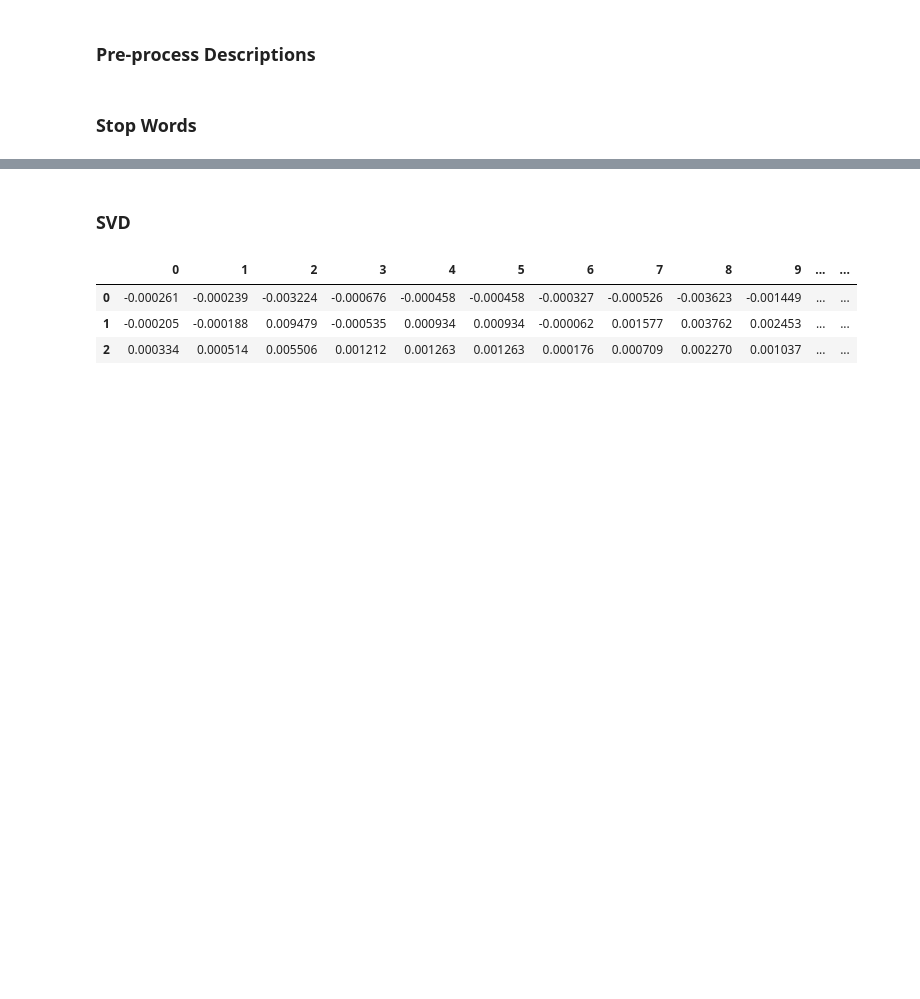
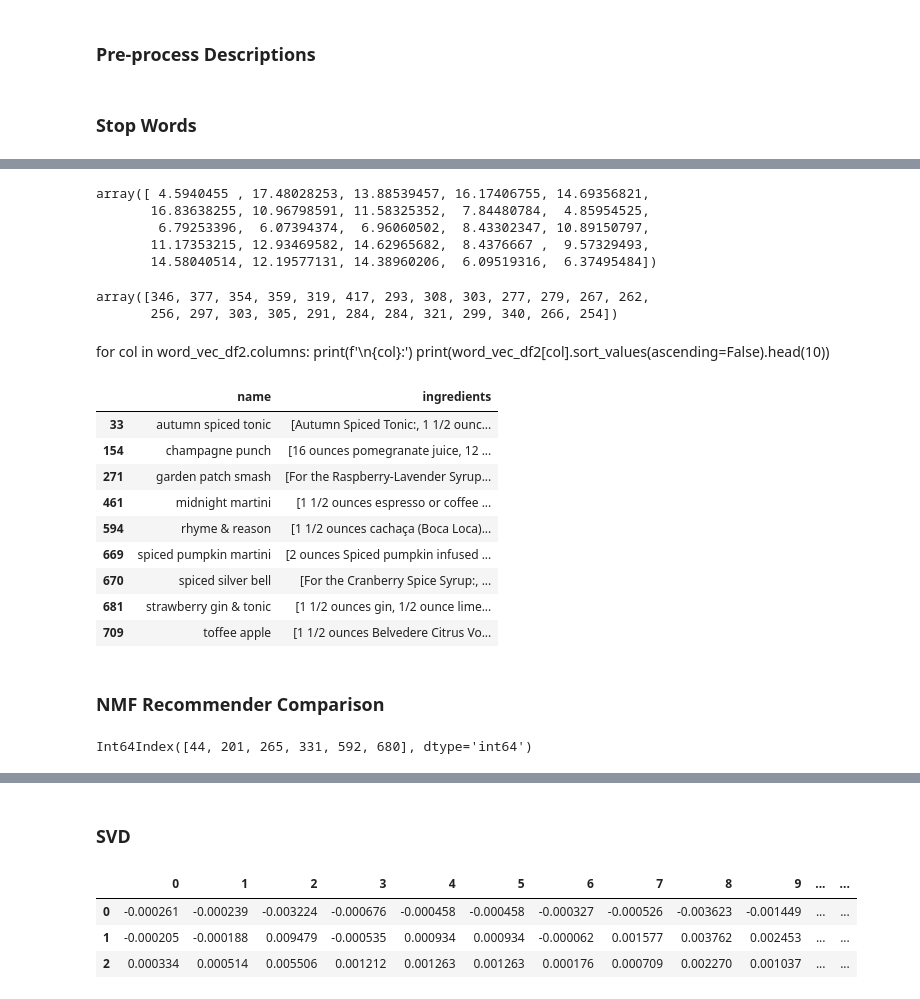
Before and after one commit to lwadya/boozehound, a Jupyter notebook: work/scrape_spruce_eats.ipynb, the cells around one changed output, grey strips where cells are left out. Saved outputs shown, nothing was run; the diff lists cells and outputs as text; code cells hidden in the pictures; blank space fills up the shorter version.

```diff
--- a/work/scrape_spruce_eats.ipynb
+++ b/work/scrape_spruce_eats.ipynb
@@ -220,10 +220,16 @@ df['proc_desc'] = df['description'].map(desc_prepro)
 ### Stop Words
 # %%
 from sklearn.feature_extraction import text
-stop_words = ['cocktail', 'drink', 'recipe', 'make', 'mix', 'flavor', 'good',
+gen_stop_words = ['cocktail', 'drink', 'recipe', 'make', 'mix', 'flavor', 'good',
               'ingredient', 'taste', 'perfect', 'little', 'bar', 'nice', 'blue',
               'great', 'way', 'favorite', 'new', 'popular', 'delicious', 'green',
               'party', 'fun', 'black', 'sure', 'time', 'glass', 'woo', 'year',
-              'st', 'shot', 'garnish', 'pink', 'bit', 'different', 'choice',]
-stop_words = text.ENGLISH_STOP_WORDS.union(stop_words)
+              'st', 'shot', 'garnish', 'pink', 'bit', 'different', 'choice',
+              'drink', 'bartender', 'recipe', 'fantastic', 'delicious', 'use',
+              'taste', 'nice', 'liquor', 'drink', 'bit', 'drinker', 'try']
+stop_words = text.ENGLISH_STOP_WORDS.union(gen_stop_words)
+# %%
+spirits = list(set([spirit for spirits in df['base_spirits'].tolist() for spirit in spirits]))
+title_words = list(set([word for words in df['name_words'].tolist() for word in words]))
+liquor_stop_words = text.ENGLISH_STOP_WORDS.union(gen_stop_words + title_words + spirits)
 # %% [markdown]
@@ -293,0 +336,6 @@ recommend_by_cocktail(sources.index.tolist())['ingredients'].tolist()
+# %%
+tfv2 = TfidfVectorizer(stop_words=liquor_stop_words)
+tf_mtx2 = tfv2.fit_transform(df['proc_desc'].values)
+# %%
+nmf_mod2 = NMF(n_components = 25)
+drink_vec2 = nmf_mod2.fit_transform(tf_mtx2)
@@ -293,0 +348,38 @@ recommend_by_cocktail(sources.index.tolist())['ingredients'].tolist()
+# %%
+drink_vec2.sum(axis=0)
+# %% [output]
+array([ 4.5940455 , 17.48028253, 13.88539457, 16.17406755, 14.69356821,
+       16.83638255, 10.96798591, 11.58325352,  7.84480784,  4.85954525,
+        6.79253396,  6.07394374,  6.96060502,  8.43302347, 10.89150797,
+       11.17353215, 12.93469582, 14.62965682,  8.4376667 ,  9.57329493,
+       14.58040514, 12.19577131, 14.38960206,  6.09519316,  6.37495484])
+# %%
+(drink_vec2 > .0001).sum(axis=0)
+# %% [output]
+array([346, 377, 354, 359, 319, 417, 293, 308, 303, 277, 279, 267, 262,
+       256, 297, 303, 305, 291, 284, 284, 321, 299, 340, 266, 254])
+# %% [markdown]
+for col in word_vec_df2.columns:
+    print(f'\n{col}:')
+    print(word_vec_df2[col].sort_values(ascending=False).head(10))
+# %%
+df[df.index.isin(drink_vec2[:,3].argsort()[:-10:-1])][['name', 'ingredients']]
+# %% [output]
+|  | name | ingredients |
+| 33 | autumn spiced tonic | [Autumn Spiced Tonic:, 1 1/2 ounc... |
+| 154 | champagne punch | [16 ounces pomegranate juice, 12 ... |
+| 271 | garden patch smash | [For the Raspberry-Lavender Syrup... |
+| 461 | midnight martini | [1 1/2 ounces espresso or coffee ... |
+| 594 | rhyme & reason | [1 1/2 ounces cachaça (Boca Loca)... |
+| 669 | spiced pumpkin martini | [2 ounces Spiced pumpkin infused ... |
+| 670 | spiced silver bell | [For the Cranberry Spice Syrup:, ... |
+| 681 | strawberry gin & tonic | [1 1/2 ounces gin, 1/2 ounce lime... |
+| 709 | toffee apple | [1 1/2 ounces Belvedere Citrus Vo... |
+# %% [markdown]
+### NMF Recommender Comparison
+# %%
+all_idx = df[df['name'].str.contains('daiquiri')].index
+idx = all_idx[1]
+all_idx
+# %% [output]
+Int64Index([44, 201, 265, 331, 592, 680], dtype='int64')
```
Also changed, not shown: parts of 21 cells of this notebook.
